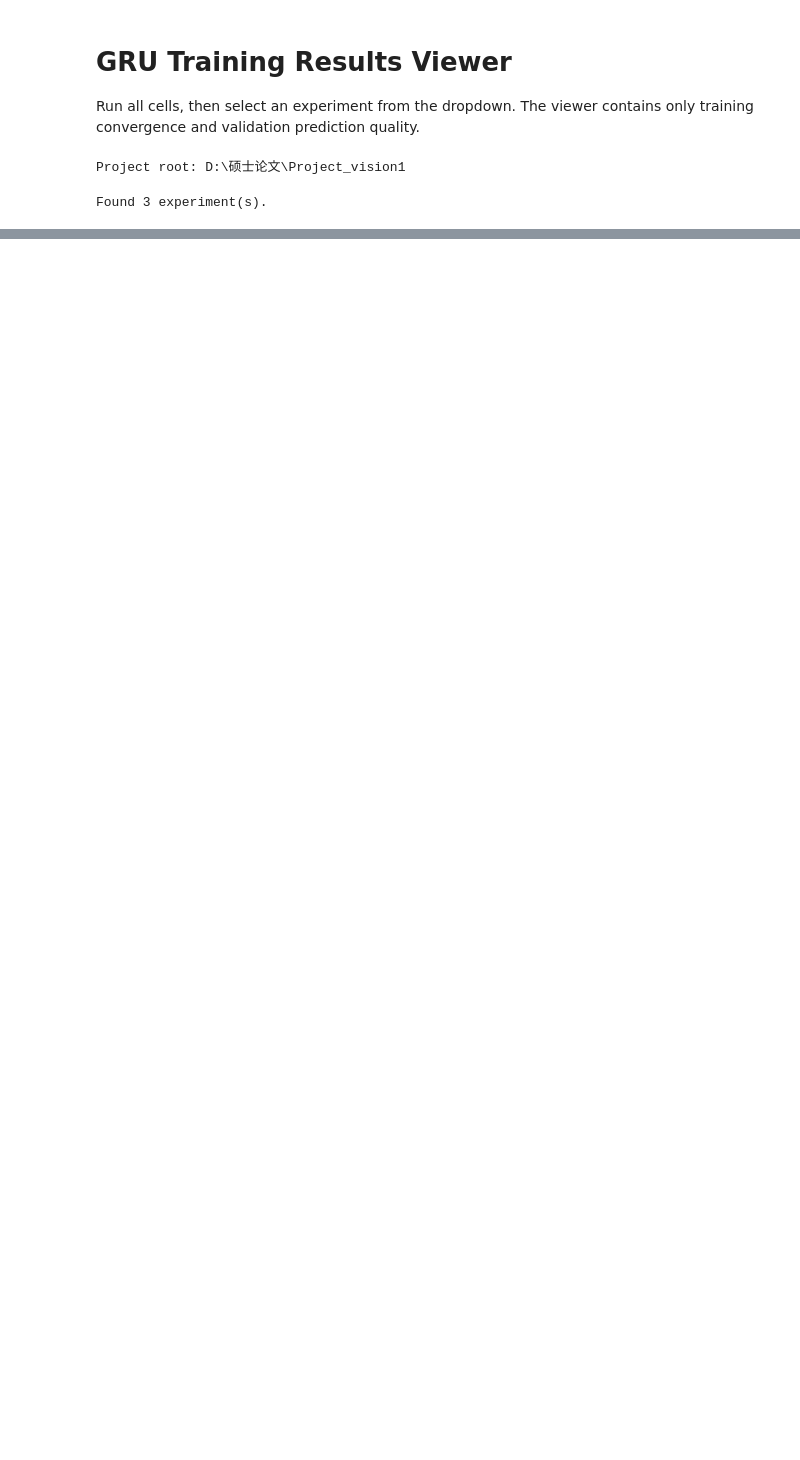
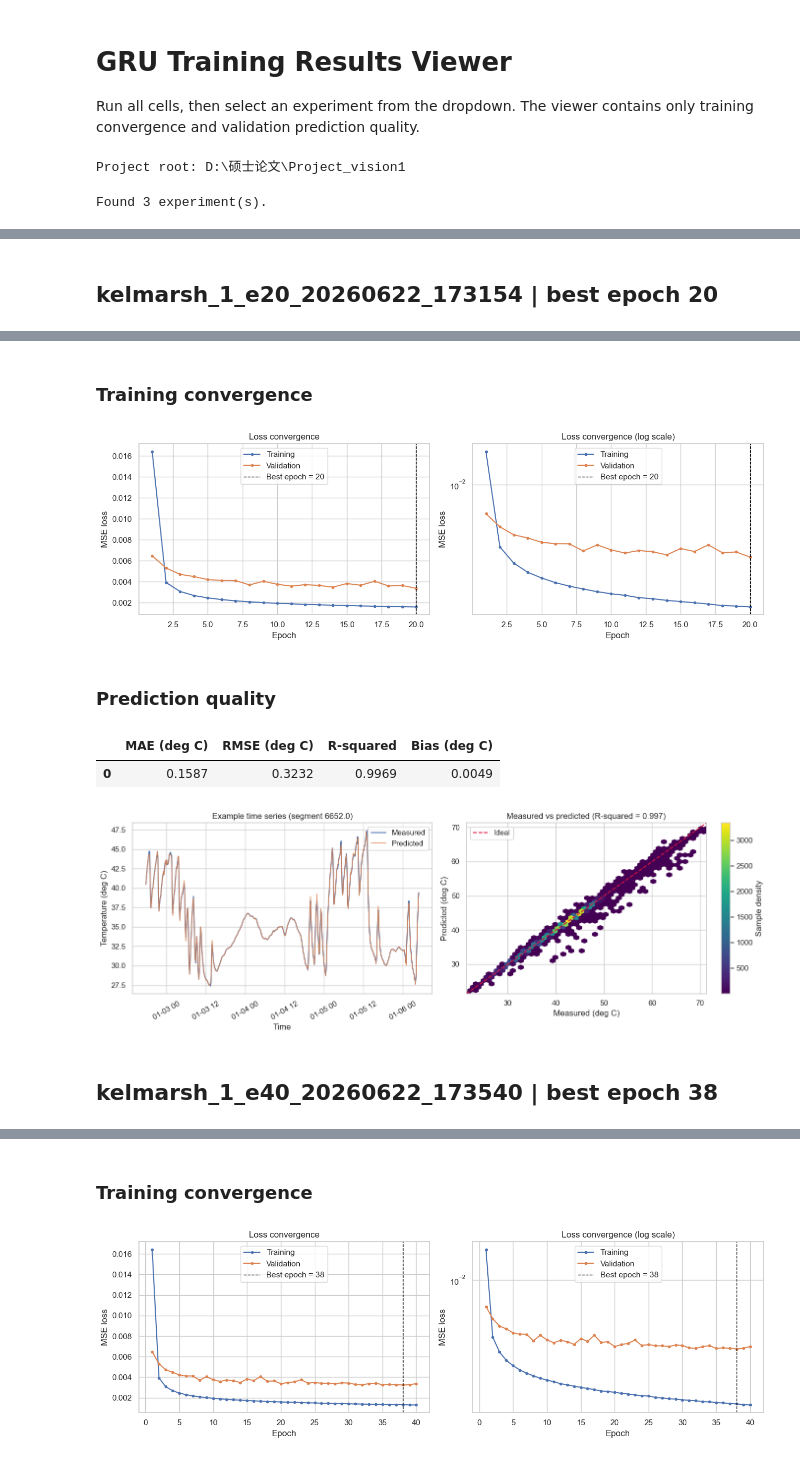
Before and after one commit to Zhenghao1709/Master_Thesis, a Jupyter notebook: notebooks/training_results_viewer.ipynb, the cells around one changed output, grey strips where cells are left out. Saved outputs shown, nothing was run; the diff lists cells and outputs as text; code cells hidden in the pictures; blank space fills up the shorter version.

Commit message:
Embed GRU experiment results in notebook

```diff
--- a/notebooks/training_results_viewer.ipynb
+++ b/notebooks/training_results_viewer.ipynb
@@ -105,7 +105,7 @@ def render_experiment(record):
         "Prediction samples": [len(pred)],
     }))
 
-    display(widgets.HTML("<h2>Training convergence</h2>"))
+    display(Markdown("### Training convergence"))
     fig, axes = plt.subplots(1, 2, figsize=(13, 4.3))
     for ax in axes:
         ax.plot(train_log["epoch"], train_log["train_loss"], marker="o", ms=3, label="Training")
@@ -124,7 +124,7 @@ def render_experiment(record):
     rmse = np.sqrt(np.mean(error ** 2))
     r2 = 1 - np.sum(error ** 2) / np.sum((y_true - np.mean(y_true)) ** 2)
     bias = np.mean(error)
-    display(widgets.HTML("<h2>Prediction quality</h2>"))
+    display(Markdown("### Prediction quality"))
     display(pd.DataFrame({"MAE (deg C)": [mae], "RMSE (deg C)": [rmse], "R-squared": [r2], "Bias (deg C)": [bias]}))
 
     plot_df = pred.sort_values("Date and time")
@@ -174,0 +179,6 @@ Dropdown(description='Experiment:', layout=Layout(width='95%'), options=(('kelma
+# %%
+for record in sorted(experiments, key=lambda item: item["metadata"]["epochs_requested"]):
+    display(Markdown(f"## {record['label']}"))
+    render_experiment(record)
+# %% [output]
+## kelmarsh_1_e20_20260622_173154 | best epoch 20
@@ -174,0 +187,7 @@ Dropdown(description='Experiment:', layout=Layout(width='95%'), options=(('kelma
+### Training convergence
+[figure, added]
+### Prediction quality
+|  | MAE (deg C) | RMSE (deg C) | R-squared | Bias (deg C) |
+| 0 | 0.1587 | 0.3232 | 0.9969 | 0.0049 |
+[figure, added]
+## kelmarsh_1_e40_20260622_173540 | best epoch 38
@@ -174,0 +196,2 @@ Dropdown(description='Experiment:', layout=Layout(width='95%'), options=(('kelma
+### Training convergence
+[figure, added]
```
Also changed, not shown: parts of 3 cells of this notebook.
